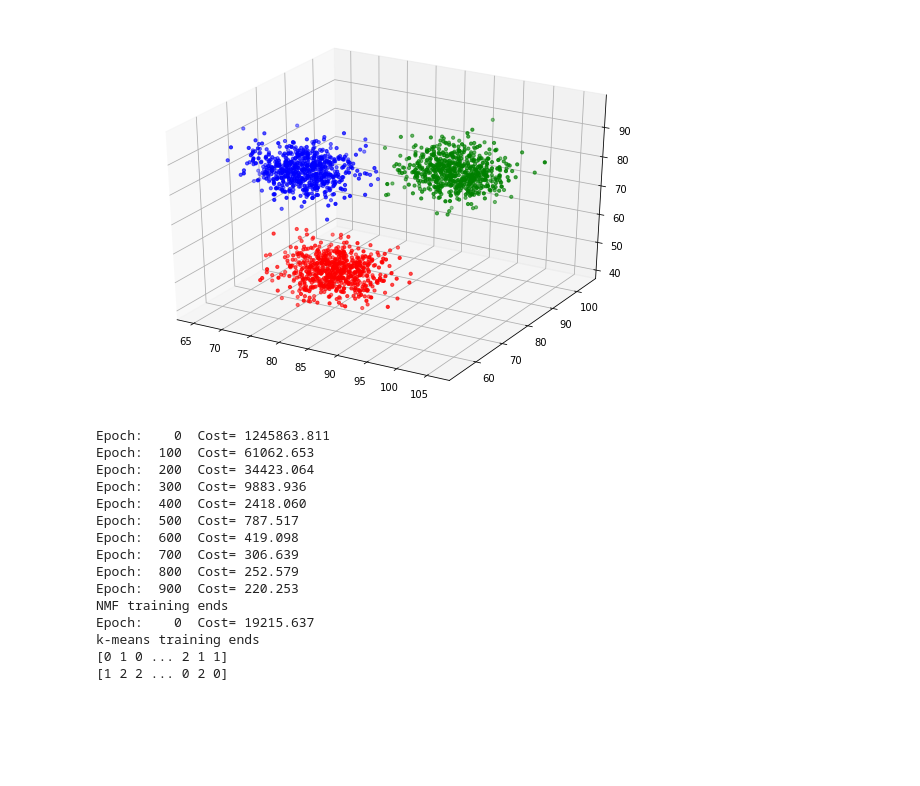
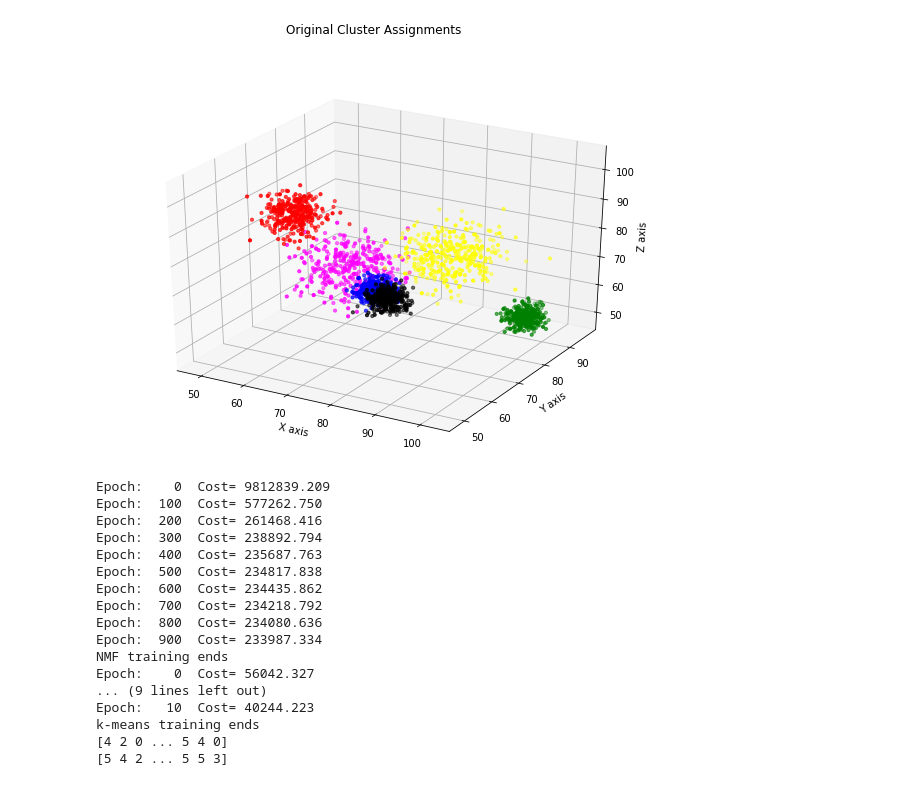
Before and after one commit to imkeithyang/NMF-and-Kmeans-Implementation, a Jupyter notebook: NMF and K-means Implementation.ipynb, the cells around one changed output. Drawn from its saved outputs; the diff is of its cells as text; code cells hidden in the pictures; blank space fills up the shorter version.

```diff
--- a/NMF and K-means Implementation.ipynb
+++ b/NMF and K-means Implementation.ipynb
@@ -167,62 +168,72 @@ def inverse_transform(W, H):
 # %%
 """Ploting function for clusters"""
 c = ['blue','green','red','magenta','yellow','black','white']
-def plotblob(X,y):
-    fig = plt.figure(figsize=(10,7))
-    ax = fig.add_subplot(111, projection='3d')
+def plotblob(X,y,algo = 'original'):
+    fig = plt.figure(figsize = (10,7))
+    if algo == 'NMF': fig.suptitle('NMF Cluster Assignments')
+    if algo == 'kmeans': fig.suptitle('K-means Cluster Assignments')
+    if algo == 'original': fig.suptitle('Original Cluster Assignments')
+    if len(X[0]) > 2:
+        ax = fig.add_subplot(111, projection='3d')
+        ax.set_xlabel('X axis');ax.set_ylabel('Y axis');ax.set_zlabel('Z axis')
+    else: ax = fig.add_subplot(111);ax.set_xlabel('X axis'); ax.set_ylabel('Y axis')
     for i in range(np.max(y) + 1):
-        ax.scatter(X[y == i, 0], X[y == i, 1], X[y == i, 2], zdir = 'z', s=10, c=c[i])
+        if len(X[0]) > 2:
+            ax.scatter(X[y == i, 0], X[y == i, 1], X[y == i, 2], zdir = 'z', s=10, c=c[i])
+        else: ax.scatter(X[y == i, 0], X[y == i, 1], s=10, c=c[i])
 # %%
 from sklearn.datasets.samples_generator import make_blobs
+feature_size = 16;num_of_cluster = 6
 """Generate centers for of clusters"""
-centers = [np.random.randint(low = 50, high = 100, size = (3)) for i in range(3)]
+centers = [np.random.randint(low = 50, high = 100, size = (feature_size)) for i in range(num_of_cluster)]
 
 """Generate std for clusters"""
-cluster_std = [np.random.randint(low = 2, high = 5, size = (1)) for i in range(3)]
+cluster_std = [np.random.randint(low = 2, high = 6, size = (1)) for i in range(num_of_cluster)]
 
 """Generate blobs for testing algorithms"""
-X, y = make_blobs(n_samples=2000, cluster_std=cluster_std, centers = centers, n_features=3, random_state=0)
-
+X, y = make_blobs(n_samples=2000, cluster_std=cluster_std, centers = centers, n_features=feature_size, random_state=0)
 """
 Generate some outliers for testing algorithms
 For each center add 5 outliers
 """
-for i in range(len(centers)):
+for i in range(num_of_cluster):
     for j in range(5):
         op = random.choice([0, 1])
-        if op == 0: shift = np.random.randint(low = 20, high = 30, size = (3))
-        else: shift = np.random.randint(low = -30, high = -20, size = (3))
+        if op == 0: shift = np.random.randint(low = cluster_std[i]*4, high = cluster_std[i]*5, size = (feature_size))
+        else: shift = np.random.randint(low = -cluster_std[i]*5, high = -cluster_std[i]*4, size = (feature_size))
         np.append(X, np.add(centers[i], shift))
         np.append(y, i)
 
 X = np.cast['float32'](X)
 plotblob(X,y)
 # %% [output]
-[figure, old version]
+[figure, new version]
 # %%
 """Using both algorithm to assign clusters for generated data"""
 iteration = 1000;
 #NMF
-W, H, training_costNMF, predicted_cluster = NMF(X, k_components=3, max_iter=iteration,display_step=iteration/10)
+W, H, training_costNMF, predicted_cluster = NMF(X, k_components=6, max_iter=iteration,display_step=iteration/10)
 #k-means
-assignments, training_costkmeans = kmeans(X,3,5)
+assignments, training_costkmeans = kmeans(X,6,1)
 print(predicted_cluster);print(assignments)
 # %% [output]
-Epoch:    0  Cost= 1245863.811
-Epoch:  100  Cost= 61062.653
-Epoch:  200  Cost= 34423.064
-Epoch:  300  Cost= 9883.936
-Epoch:  400  Cost= 2418.060
-Epoch:  500  Cost= 787.517
-Epoch:  600  Cost= 419.098
-Epoch:  700  Cost= 306.639
-Epoch:  800  Cost= 252.579
-Epoch:  900  Cost= 220.253
+Epoch:    0  Cost= 9812839.209
+Epoch:  100  Cost= 577262.750
+Epoch:  200  Cost= 261468.416
+Epoch:  300  Cost= 238892.794
+Epoch:  400  Cost= 235687.763
+Epoch:  500  Cost= 234817.838
+Epoch:  600  Cost= 234435.862
+Epoch:  700  Cost= 234218.792
+Epoch:  800  Cost= 234080.636
+Epoch:  900  Cost= 233987.334
 NMF training ends
-Epoch:    0  Cost= 19215.637
+Epoch:    0  Cost= 56042.327
+... (9 lines left out)
+Epoch:   10  Cost= 40244.223
 k-means training ends
-[0 1 0 ... 2 1 1]
-[1 2 2 ... 0 2 0]
+[4 2 0 ... 5 4 0]
+[5 4 2 ... 5 5 3]
 # %%
 """Plot clusters and cluster assignments"""
 V = inverse_transform(W, H)
```
Also changed, not shown: parts of 2 cells of this notebook.
